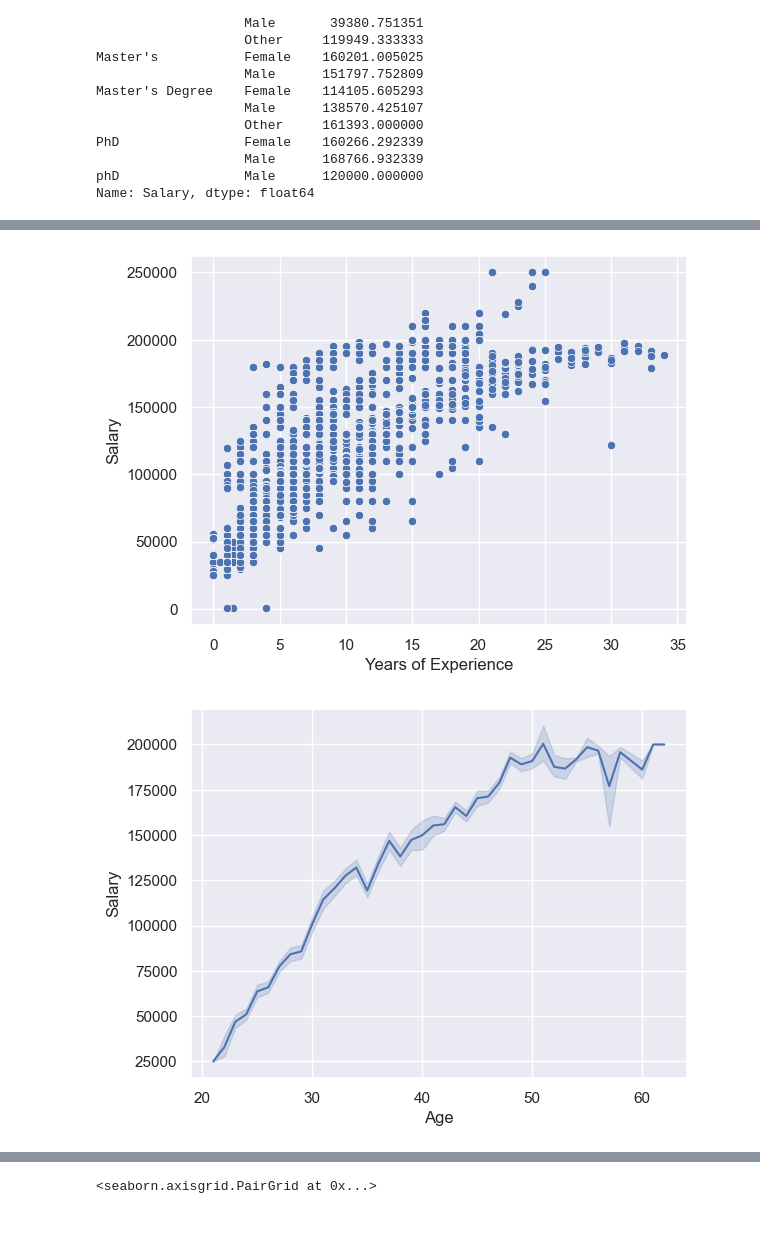
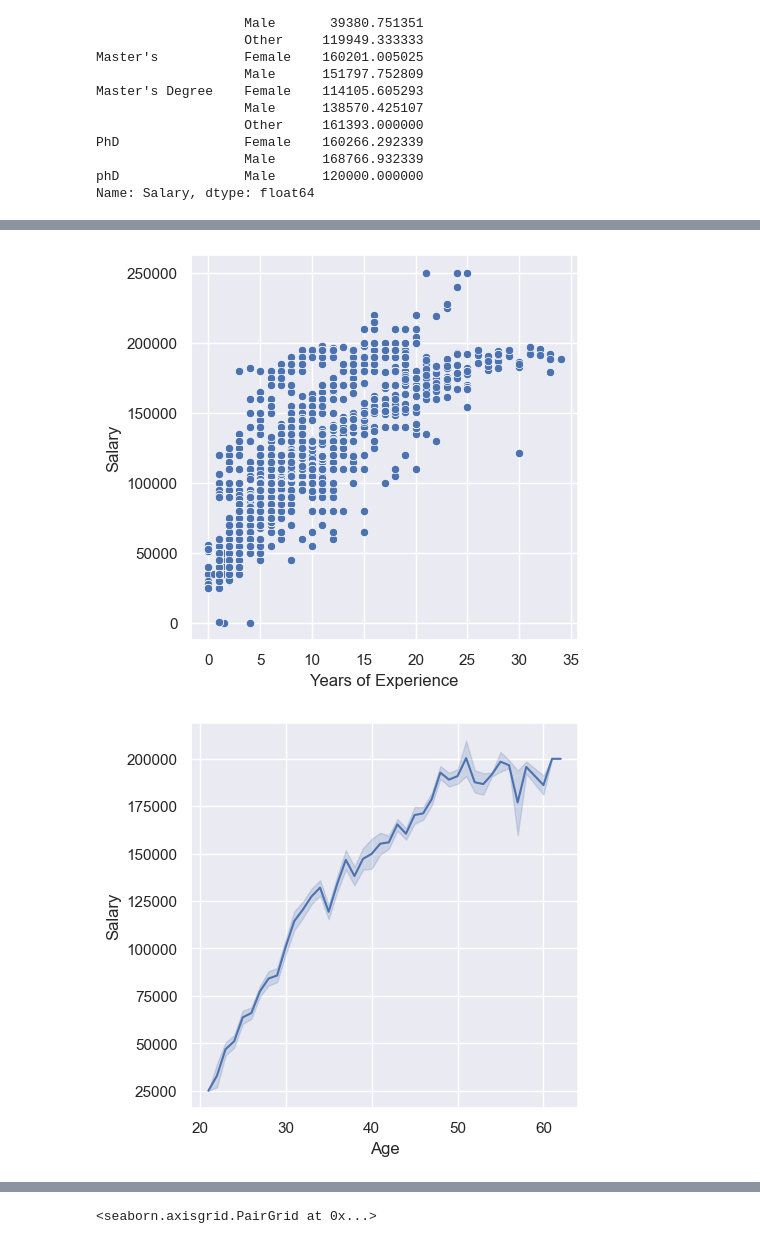
Before and after one commit to Platon19/test2, a Jupyter notebook: data.ipynb, the cells around one changed output, grey strips where cells are left out. Cells and saved outputs as stored; diff of their text form; code cells hidden in the pictures.

```diff
--- a/data.ipynb
+++ b/data.ipynb
@@ -163,13 +162,15 @@ df['Education Level']=df['Education Level'].apply(lambda x: x.replace('phD','PhD
 # %%
 sns.set_theme()
 # %%
+plt.figure(figsize=(5,5))
 sns.scatterplot(df,x='Years of Experience',y='Salary')
 plt.show()
 # %% [output]
-[figure, old version]
+[figure, new version]
 # %%
+plt.figure(figsize=(5,5))
 sns.lineplot(df,x='Age',y='Salary')
 plt.show()
 # %% [output]
-[figure, old version]
+[figure, new version]
 # %%
```
Also changed, not shown: parts of 9 cells of this notebook, 2 other files.
